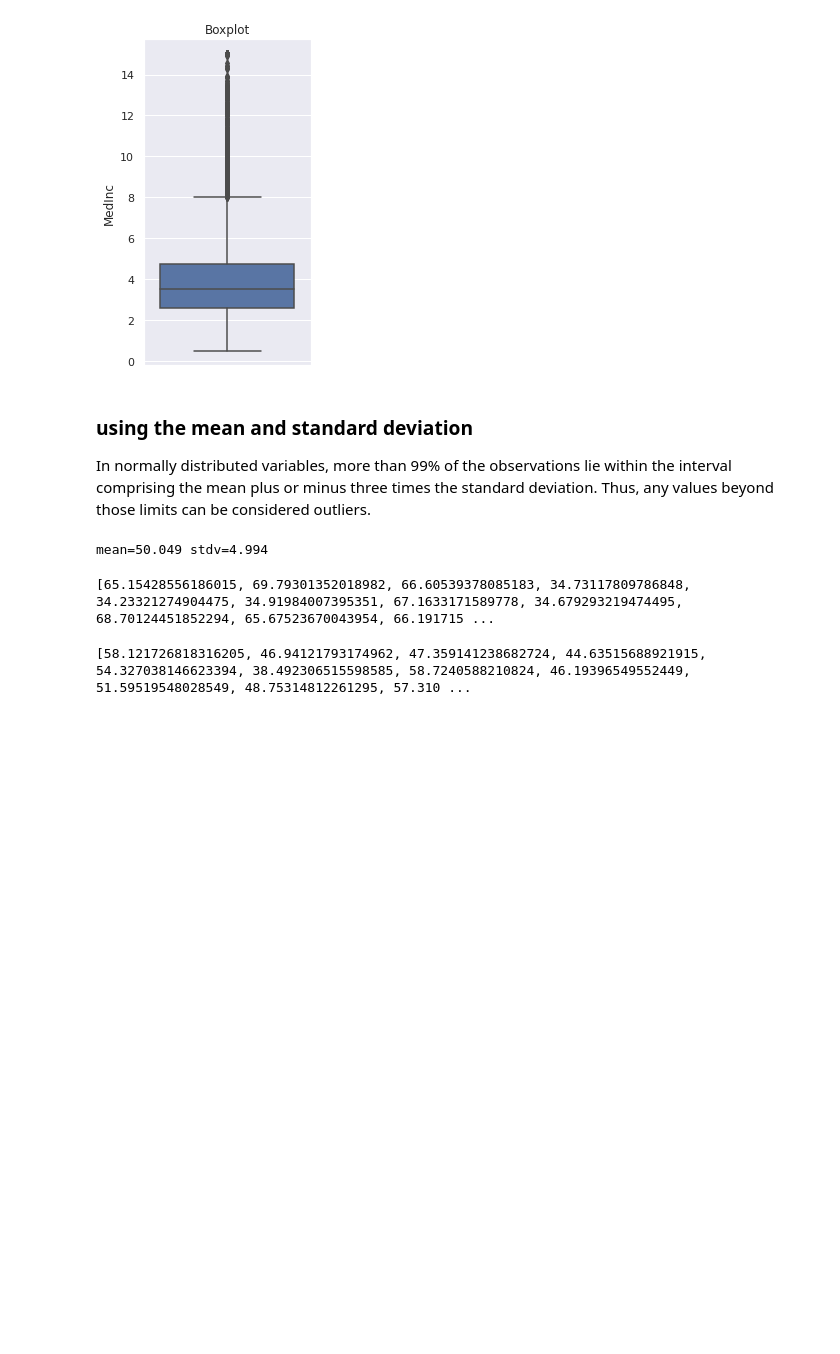
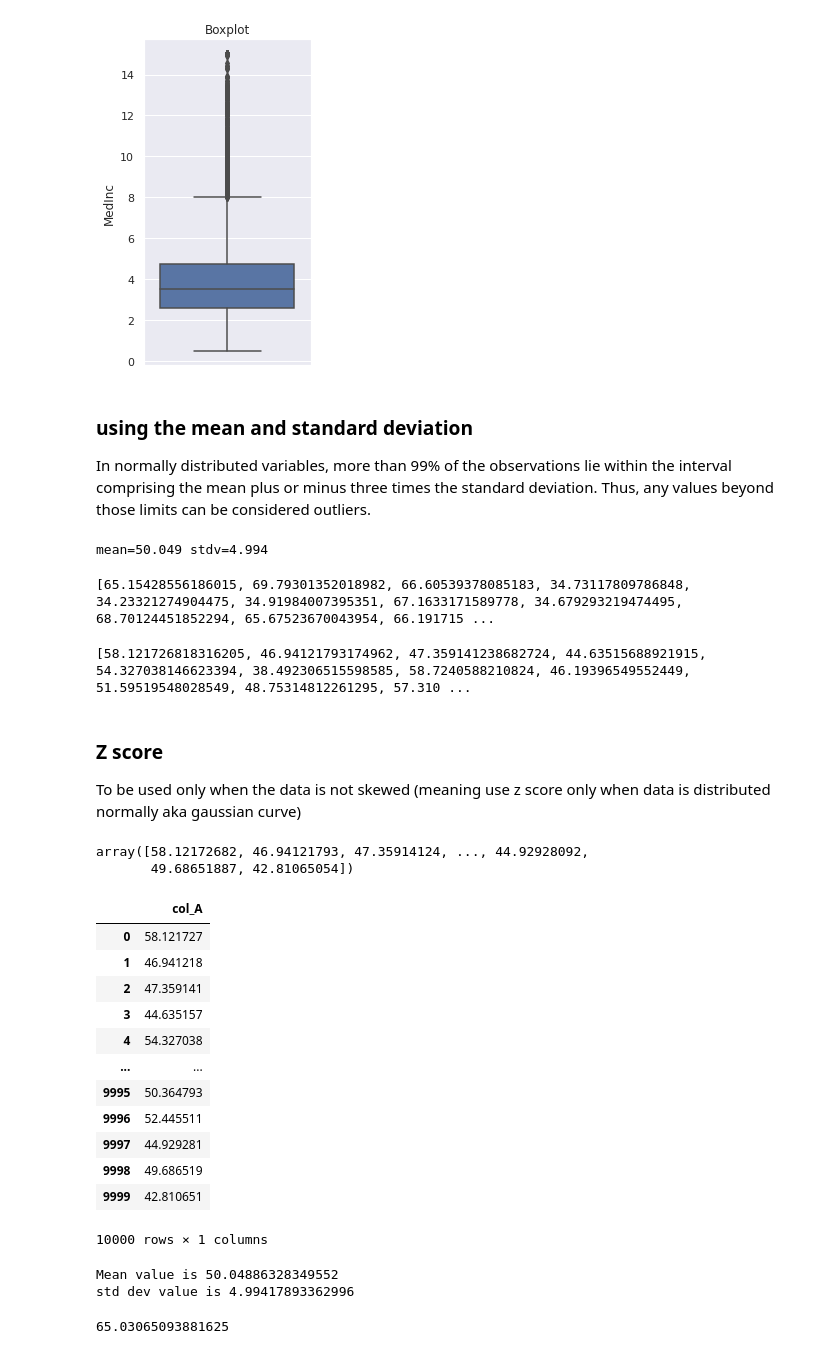
Before and after one commit to manjunath-hanmantgad/python-development, a Jupyter notebook: Outliers.ipynb, the cells around one changed output. Drawn from its saved outputs; the diff is of its cells as text; code cells hidden in the pictures; blank space fills up the shorter version.

Commit message:
Z score

```diff
--- a/Outliers.ipynb
+++ b/Outliers.ipynb
@@ -69,3 +69,41 @@ outleirs_removed = [x for x in data if x > lower and x < upper]
 print(outleirs_removed)
 # %% [output]
 [58.121726818316205, 46.94121793174962, 47.359141238682724, 44.63515688921915, 54.327038146623394, 38.492306515598585, 58.7240588210824, 46.19396549552449, 51.59519548028549, 48.75314812261295, 57.310 ...
+# %% [markdown]
+### Z score
+
+To be used only when the data is not skewed (meaning use z score only when data is distributed normally aka gaussian curve)
+# %%
+data
+# %% [output]
+array([58.12172682, 46.94121793, 47.35914124, ..., 44.92928092,
+       49.68651887, 42.81065054])
+# %%
+df = pd.DataFrame(data, columns=["col_A"])
+df
+# %% [output]
+|  | col_A |
+| 0 | 58.121727 |
+| 1 | 46.941218 |
+| 2 | 47.359141 |
+| 3 | 44.635157 |
+| 4 | 54.327038 |
+| ... | ... |
+| 9995 | 50.364793 |
+| 9996 | 52.445511 |
+| 9997 | 44.929281 |
+| 9998 | 49.686519 |
+| 9999 | 42.810651 |
+10000 rows × 1 columns
+# %%
+print("Mean value is", df['col_A'].mean())
+print("std dev value is", df['col_A'].std())
+# %% [output]
+Mean value is 50.04886328349552
+std dev value is 4.99417893362996
+# %%
+# capping
+
+upper
+# %% [output]
+65.03065093881625
```
